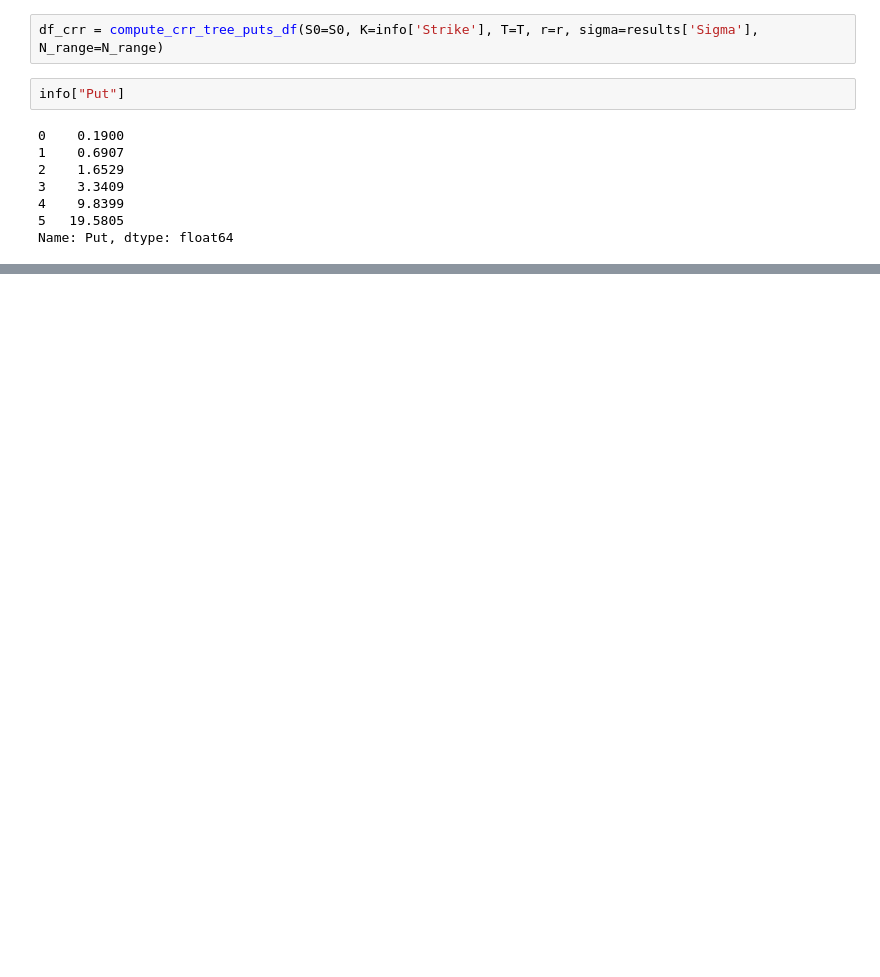
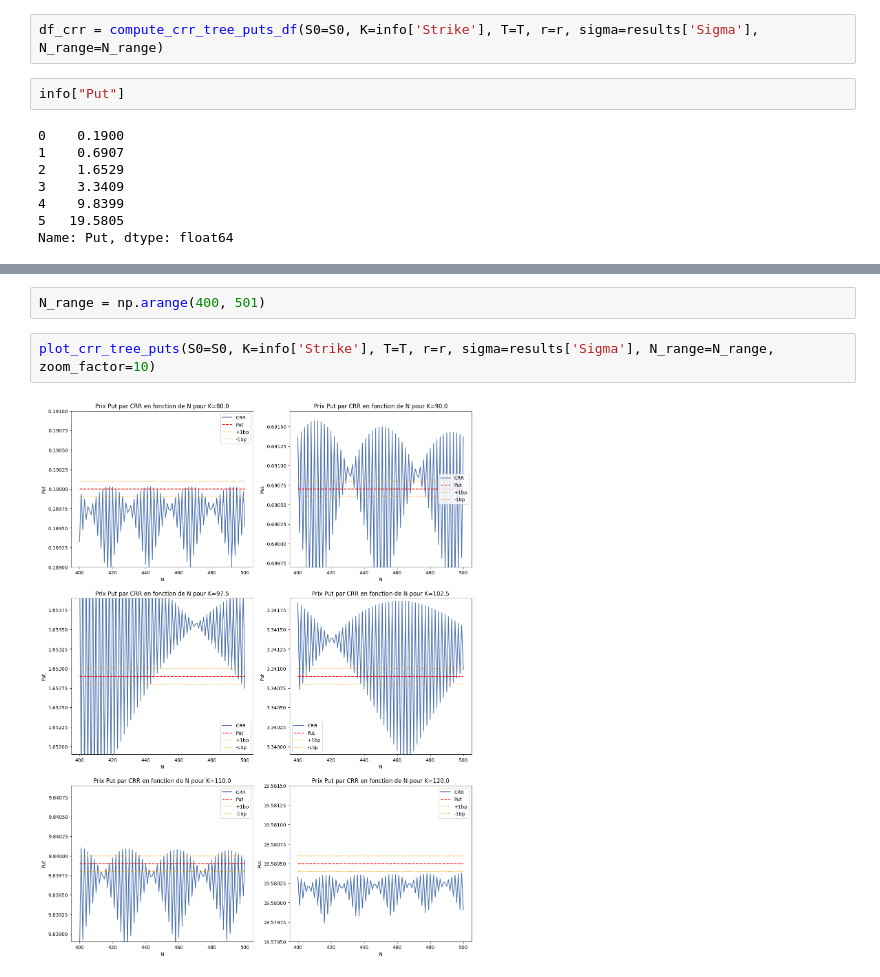
Before and after one commit to Thomas4390/produits_derives, a Jupyter notebook: tp1_11237578.ipynb, the cells around one changed output, grey strips where cells are left out. Saved outputs shown, nothing was run; the diff lists cells and outputs as text; blank space fills up the shorter version.

```diff
--- a/tp1_11237578.ipynb
+++ b/tp1_11237578.ipynb
@@ -171,0 +177,6 @@ for i in range(3):
+# %%
+N_range = np.arange(400, 501)
+# %%
+plot_crr_tree_puts(S0=S0, K=info['Strike'], T=T, r=r, sigma=results['Sigma'], N_range=N_range, zoom_factor=10)
+# %% [output]
+[figure, added]
```
Also changed, not shown: parts of 4 cells of this notebook, 1 other file.
